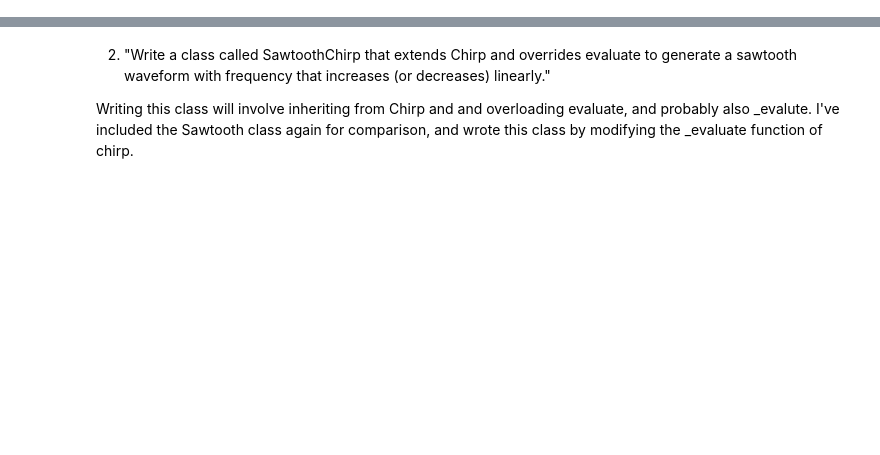
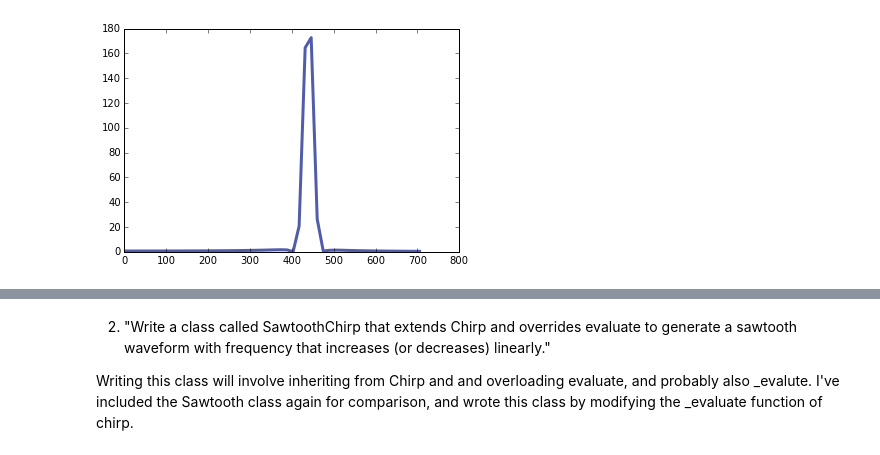
Before and after one commit to kyflores/ThinkDSP, a Jupyter notebook: problem_sets/PS02.ipynb, the cells around one changed output, grey strips where cells are left out. Cells and saved outputs as stored; diff of their text form; code cells hidden in the pictures; blank space fills up the shorter version.

```diff
--- a/problem_sets/PS02.ipynb
+++ b/problem_sets/PS02.ipynb
@@ -10,0 +25,7 @@ import numpy as np
+# %%
+import copy
+waveh=copy.deepcopy(wave)
+waveh.hamming()
+waveh.make_spectrum().plot(high=50)
+# %% [output]
+[figure, added]
```
Also changed, not shown: parts of 20 cells of this notebook.
